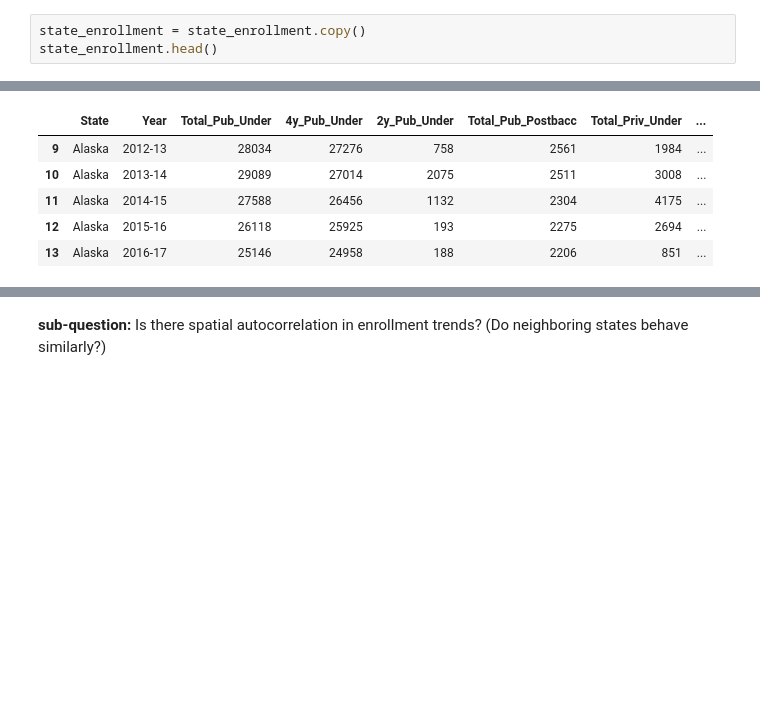
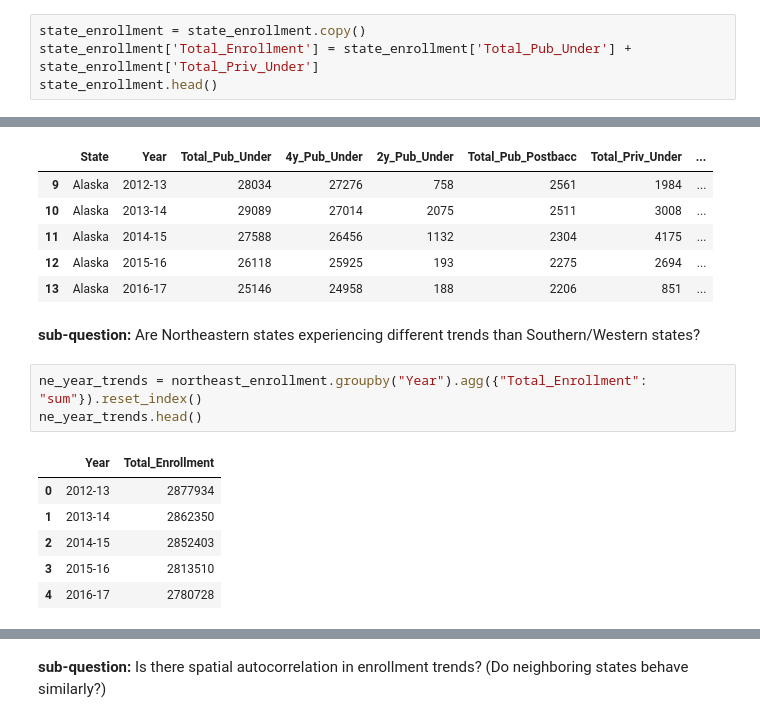
Before and after one commit to Arocha09/EnrollmentForecasting, a Jupyter notebook: descriptive_analysis/geographic_analysis.ipynb, the cells around one changed output, grey strips where cells are left out. Drawn from its saved outputs; the diff is of its cells as text; blank space fills up the shorter version.

```diff
--- a/descriptive_analysis/geographic_analysis.ipynb
+++ b/descriptive_analysis/geographic_analysis.ipynb
@@ -51,6 +51,7 @@ array(['Alabama', 'Alaska', 'Arizona', 'Arkansas', 'California',
        'West Virginia', 'Wisconsin', 'Wyoming'], dtype=object)
 # %%
 state_enrollment = state_enrollment.copy()
+state_enrollment['Total_Enrollment'] = state_enrollment['Total_Pub_Under'] + state_enrollment['Total_Priv_Under']
 state_enrollment.head()
 # %% [output]
 |  | State | Year | Total_Pub_Under | 4y_Pub_Under | 2y_Pub_Under | Total_Pub_Postbacc | Total_Priv_Under | ... |
@@ -131,3 +130,15 @@ western_enrollment.head()
 | 11 | Alaska | 2014-15 | 27588 | 26456 | 1132 | 2304 | 4175 | ... |
 | 12 | Alaska | 2015-16 | 26118 | 25925 | 193 | 2275 | 2694 | ... |
 | 13 | Alaska | 2016-17 | 25146 | 24958 | 188 | 2206 | 851 | ... |
+# %% [markdown]
+**sub-question:** Are Northeastern states experiencing different trends than Southern/Western states?
+# %%
+ne_year_trends = northeast_enrollment.groupby("Year").agg({"Total_Enrollment": "sum"}).reset_index()
+ne_year_trends.head()
+# %% [output]
+|  | Year | Total_Enrollment |
+| 0 | 2012-13 | 2877934 |
+| 1 | 2013-14 | 2862350 |
+| 2 | 2014-15 | 2852403 |
+| 3 | 2015-16 | 2813510 |
+| 4 | 2016-17 | 2780728 |
```
Also changed, not shown: parts of 4 cells of this notebook, 3 other files.
